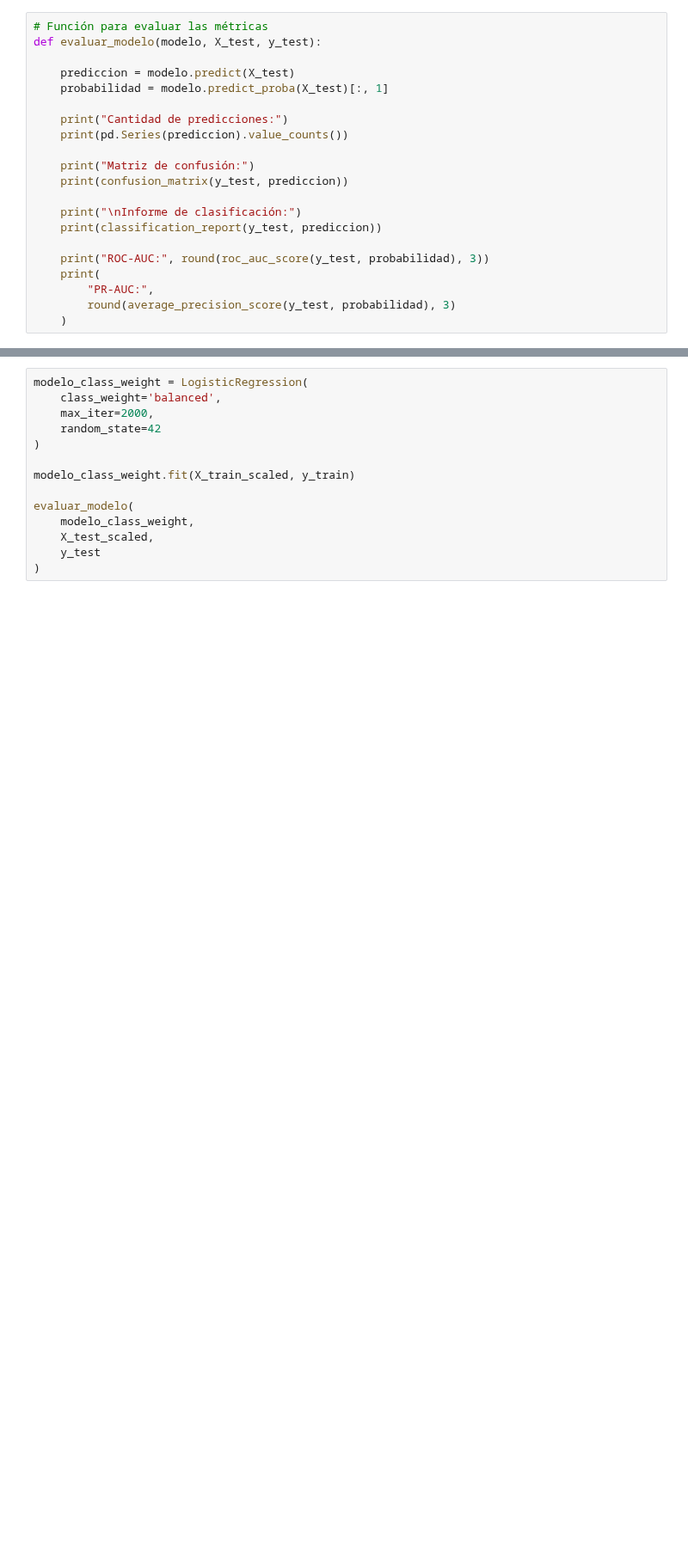
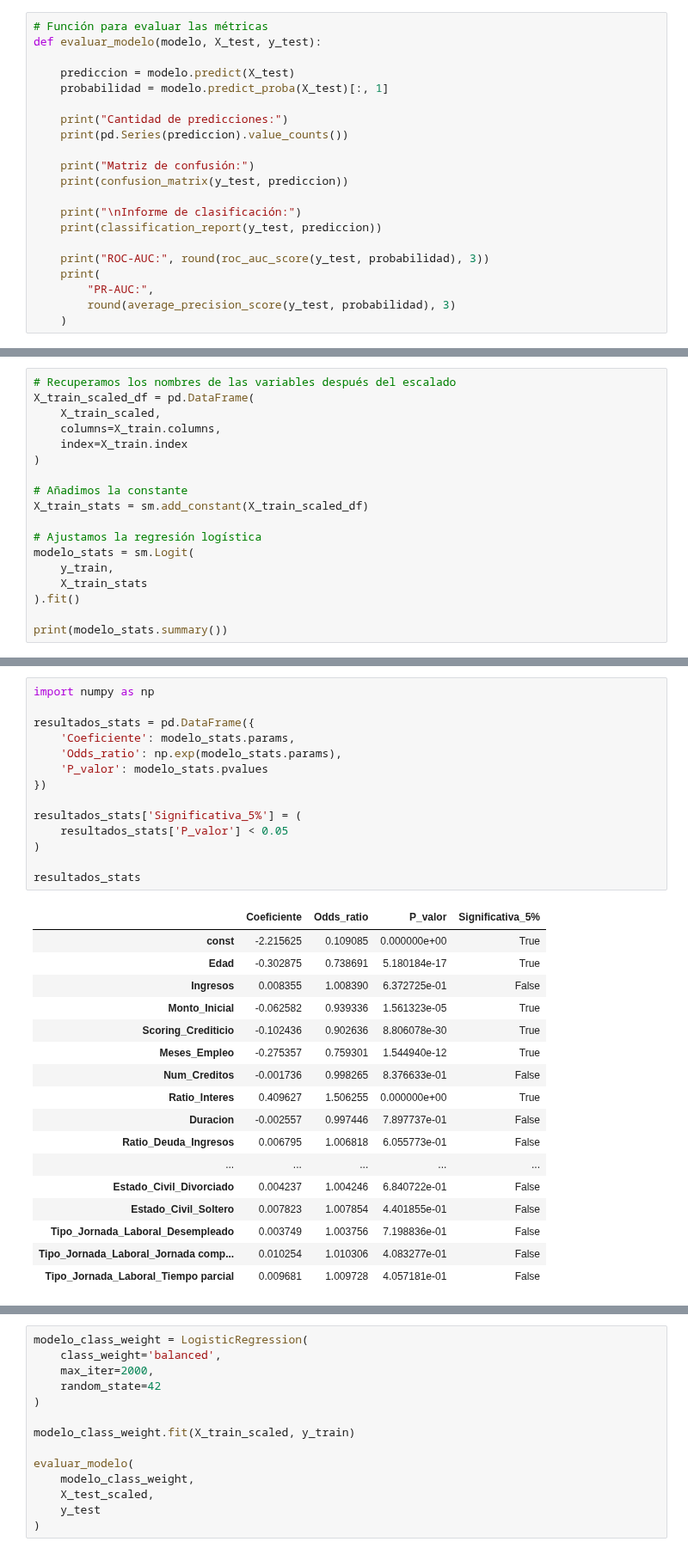
Before and after one commit to izarozubia-max/RETO5, a Jupyter notebook: prediccion_prima_balanceo.ipynb, the cells around one changed output, grey strips where cells are left out. Shown at 86% size. Drawn from its saved outputs; the diff is of its cells as text; blank space fills up the shorter version.

```diff
--- a/prediccion_prima_balanceo.ipynb
+++ b/prediccion_prima_balanceo.ipynb
@@ -108,0 +115,18 @@ def evaluar_modelo(modelo, X_test, y_test):
+# %%
+# Recuperamos los nombres de las variables después del escalado
+X_train_scaled_df = pd.DataFrame(
+    X_train_scaled,
+    columns=X_train.columns,
+    index=X_train.index
+)
+
+# Añadimos la constante
+X_train_stats = sm.add_constant(X_train_scaled_df)
+
+# Ajustamos la regresión logística
+modelo_stats = sm.Logit(
+    y_train,
+    X_train_stats
+).fit()
+
+print(modelo_stats.summary())
@@ -108,0 +151,32 @@ def evaluar_modelo(modelo, X_test, y_test):
+# %%
+import numpy as np
+
+resultados_stats = pd.DataFrame({
+    'Coeficiente': modelo_stats.params,
+    'Odds_ratio': np.exp(modelo_stats.params),
+    'P_valor': modelo_stats.pvalues
+})
+
+resultados_stats['Significativa_5%'] = (
+    resultados_stats['P_valor'] < 0.05
+)
+
+resultados_stats
+# %% [output]
+|  | Coeficiente | Odds_ratio | P_valor | Significativa_5% |
+| const | -2.215625 | 0.109085 | 0.000000e+00 | True |
+| Edad | -0.302875 | 0.738691 | 5.180184e-17 | True |
+| Ingresos | 0.008355 | 1.008390 | 6.372725e-01 | False |
+| Monto_Inicial | -0.062582 | 0.939336 | 1.561323e-05 | True |
+| Scoring_Crediticio | -0.102436 | 0.902636 | 8.806078e-30 | True |
+| Meses_Empleo | -0.275357 | 0.759301 | 1.544940e-12 | True |
+| Num_Creditos | -0.001736 | 0.998265 | 8.376633e-01 | False |
+| Ratio_Interes | 0.409627 | 1.506255 | 0.000000e+00 | True |
+| Duracion | -0.002557 | 0.997446 | 7.897737e-01 | False |
+| Ratio_Deuda_Ingresos | 0.006795 | 1.006818 | 6.055773e-01 | False |
+| ... | ... | ... | ... | ... |
+| Estado_Civil_Divorciado | 0.004237 | 1.004246 | 6.840722e-01 | False |
+| Estado_Civil_Soltero | 0.007823 | 1.007854 | 4.401855e-01 | False |
+| Tipo_Jornada_Laboral_Desempleado | 0.003749 | 1.003756 | 7.198836e-01 | False |
+| Tipo_Jornada_Laboral_Jornada comp... | 0.010254 | 1.010306 | 4.083277e-01 | False |
+| Tipo_Jornada_Laboral_Tiempo parcial | 0.009681 | 1.009728 | 4.057181e-01 | False |
```
Also changed, not shown: parts of 9 cells of this notebook.
